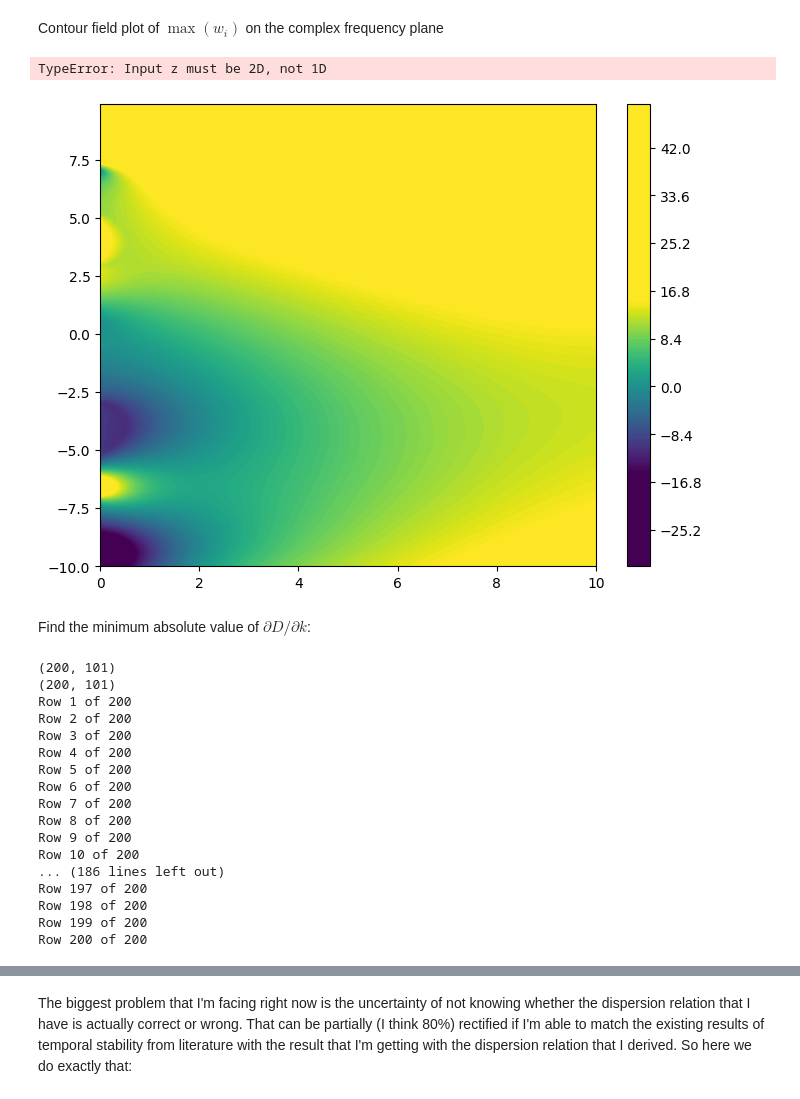
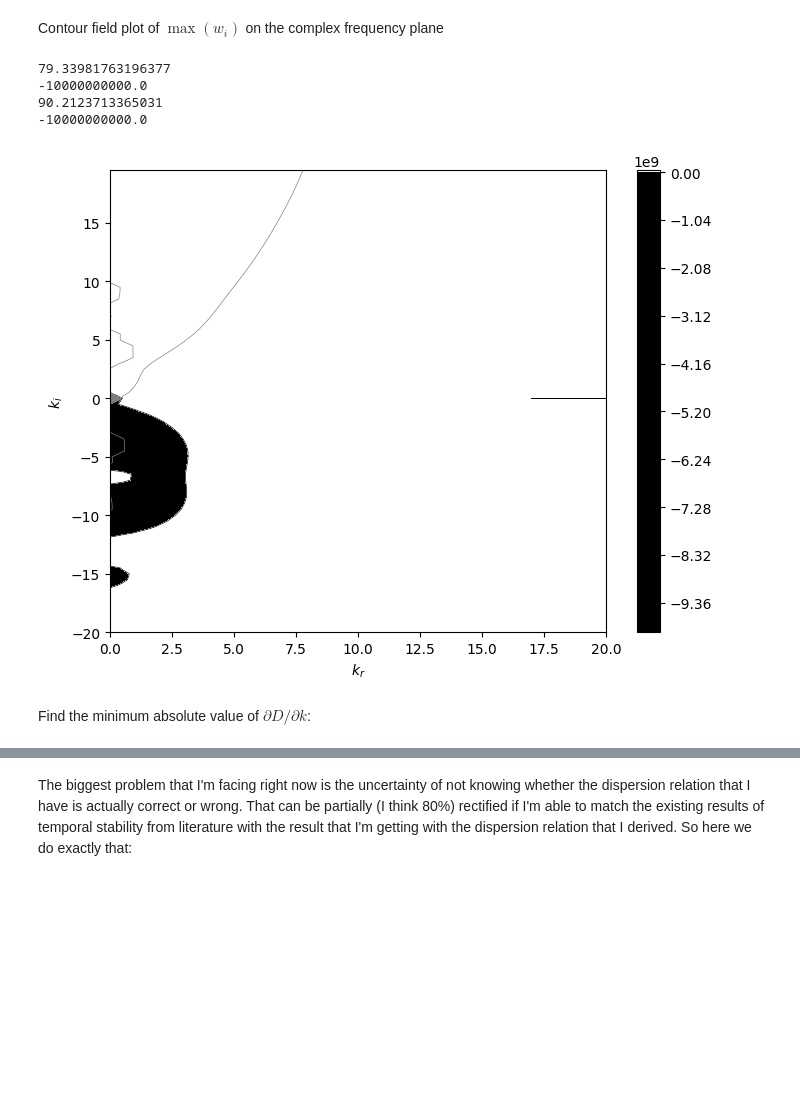
Before and after one commit to VivekThazhathattil/n-wake-system-linear-stability-analysis, a Jupyter notebook: test_20250518.ipynb, the cells around one changed output, grey strips where cells are left out. Saved outputs shown, nothing was run; the diff lists cells and outputs as text; code cells hidden in the pictures; blank space fills up the shorter version.

```diff
--- a/test_20250518.ipynb
+++ b/test_20250518.ipynb
@@ -55,7 +55,7 @@ Substitute the desired values
 # %%
 #val_set = {'S': 0.2, 'Lambda': -3.1, 'delta': 0.1, 's':-1, 'c': f'{sf.w}/{sf.alpha}'}
 #val_set = {'S': 1.0, 'Lambda': -3.1, 'L': 0.0, 'delta': 0.1, 's':-1}
-val_set = {'S': 0.38, 'Lambda': -3.1, 'L': 0.0, 'delta': 0.1, 's':-1}
+val_set = {'S': 0.2, 'Lambda': -3.1, 'L': 0.0, 'delta': 0.1, 's':-1}
 #val_set = {'S': 1, 'Lambda': 0.9, 'L': 0.0, 'delta': 0.5, 's':-1}
 A_sub = A.subs(val_set)
 B_sub = B.subs(val_set)
@@ -72,8 +72,8 @@ Solve the generalized eigenvalue problem to obtain value for c for a grid of pha
 # %%
 ts = TemporalStability(sf, bc, val_set)
 max_threshold = 1e6
-alpha_r = np.arange(0,10.01,0.1)
-alpha_i = np.arange(-10,10,0.1)
+alpha_r = np.arange(0,20.01,0.5)
+alpha_i = np.arange(-20,20,0.5)
 alpha_R, alpha_I = np.meshgrid(alpha_r, alpha_i)
 alpha = alpha_R + 1j * alpha_I
 w_vals_imag = np.zeros_like(alpha_I)
@@ -83,7 +83,7 @@ for i in range(alpha.shape[0]):
     print(f'Row {i+1} of {alpha.shape[0]}')
     for j in range(alpha.shape[1]):
         alpha_val = alpha[i,j]
-        c_val_list = ts.find_c(alpha_val)
+        c_val_list, eigvecs = ts.find_c(alpha_val)
         temp_w_vals = c_val_list * alpha_val
         temp_w_vals[np.isnan(np.abs(temp_w_vals))] = -1e10-1j*1e10
         temp_w_vals[np.isinf(np.abs(temp_w_vals))] = -1e10-1j*1e10
@@ -118,24 +135,32 @@ Row 200 of 200
 # %% [markdown]
 Contour field plot of $\max(w_{i})$ on the complex frequency plane
 # %%
-plt.close()
+#plt.close()
+#w_vals[np.imag(w_vals) < max_threshold] = 0
+print(np.max(np.imag(w_vals)))
+print(np.min(np.imag(w_vals)))
+print(np.max(np.real(w_vals)))
+print(np.min(np.real(w_vals)))
 fig, ax = plt.subplots(figsize=(8, 6))
 cs = ax.contourf(alpha_R, alpha_I, np.real(w_vals_imag), levels=250)
 cbar = plt.colorbar(cs)
-cs.set_clim(-15, 15)
+cs.set_clim(-64, 80)
 ax.contour(alpha_R, alpha_I, np.imag(w_vals), levels=100, colors='black', linewidths=0.5)
 ax.contour(alpha_R, alpha_I, np.real(w_vals), levels=100, colors='gray', linewidths=0.5)
 # set colormap to jet
 cs.set_cmap('gray')
 ax.set_xlabel('$k_r$')
 ax.set_ylabel('$k_i$')
 #ax.set_xlim(0, 4)
 #ax.set_ylim(-4, 4)
 plt.ion()
 plt.show()
 # %% [output]
-TypeError: Input z must be 2D, not 1D
+79.33981763196377
+-10000000000.0
+90.2123713365031
+-10000000000.0
-[figure, old version]
+[figure, new version]
 # %% [markdown]
 Find the minimum absolute value of $\partial D/\partial k$:
 # %%
@@ -149,24 +174,6 @@ for i in range(alpha.shape[0]):
     for j in range(alpha.shape[1]):
         deriv_disp_sub2 = deriv_disp_sub1.subs({sf.alpha: alpha[i,j], sf.w: w_vals[i,j]})
         deriv_vals[i,j] = deriv_disp_sub2.evalf()
-# %% [output]
-(200, 101)
-(200, 101)
-Row 1 of 200
-Row 2 of 200
-Row 3 of 200
-Row 4 of 200
-Row 5 of 200
-Row 6 of 200
-Row 7 of 200
-Row 8 of 200
-Row 9 of 200
-Row 10 of 200
-... (186 lines left out)
-Row 197 of 200
-Row 198 of 200
-Row 199 of 200
-Row 200 of 200
 # %%
 fig, ax = plt.subplots(figsize=(8, 6))
 cs = ax.contourf(alpha_R, alpha_I, np.abs(deriv_vals), levels=250)
```
Also changed, not shown: parts of 8 cells of this notebook, 1 other file.
